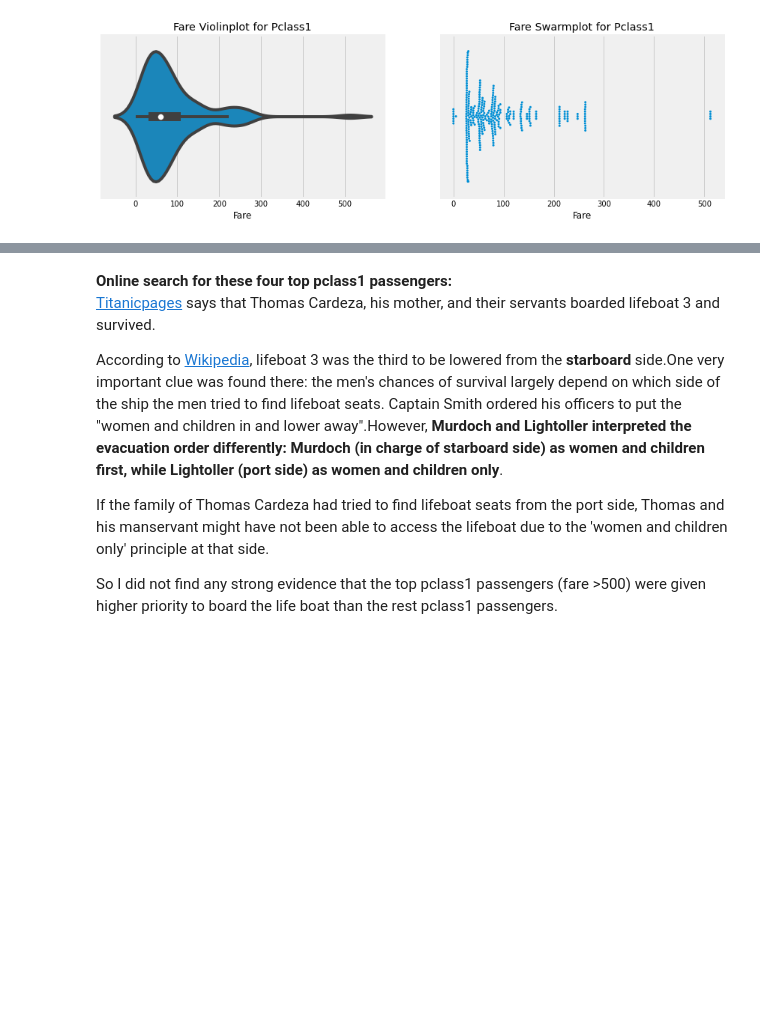
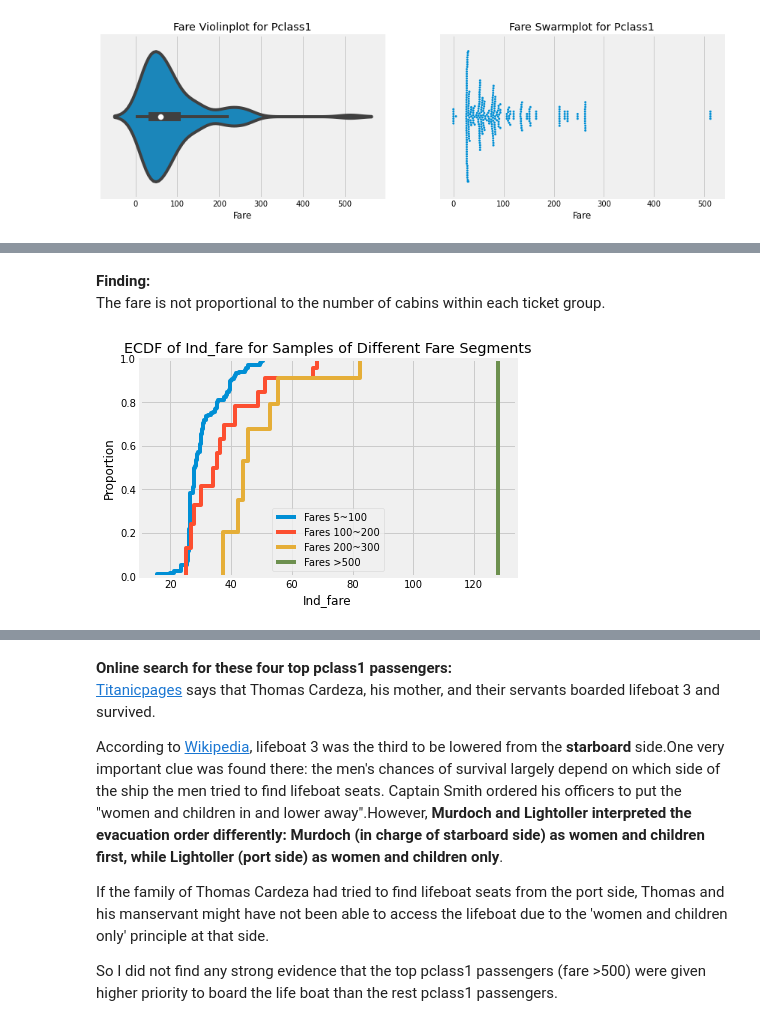
Before and after one commit to Brendalish/titanic, a Jupyter notebook: Make 'Fare' crystal clear (clarify fare sharing, zero fare and more).ipynb, the cells around one changed output, grey strips where cells are left out. Drawn from its saved outputs; the diff is of its cells as text; code cells hidden in the pictures; blank space fills up the shorter version.

```diff
--- a/Make 'Fare' crystal clear (clarify fare sharing, zero fare and more).ipynb
+++ b/Make 'Fare' crystal clear (clarify fare sharing, zero fare and more).ipynb
@@ -434,0 +390,4 @@ However, the samples of small size are susceptible to randomness. No reliable co
+# %%
+#show all the pclass1 samples with fares above 500
+seg1 = (full_df.Fare>500) & (full_df.Pclass==1)
+full_df[seg1].drop("Pclass", axis=1)
@@ -434,0 +402,5 @@ However, the samples of small size are susceptible to randomness. No reliable co
+# %%
+#pick 6 pclass1 samples randomly among the Pclass1 with fare between 200 and 300
+seg2 = (full_df.Pclass==1) & (full_df.Fare>200) & (full_df.Fare<300)
+seg2_samples = full_df[seg2].sample(6, random_state=0)
+seg2_samples
@@ -434,0 +441,7 @@ However, the samples of small size are susceptible to randomness. No reliable co
+# %%
+#pick 10 samples randomly among the Pclass1 with fare between 5 and 100
+#the pclass1 tickets with fares no more than 5 are special and not representative and hence they are excluded here
+#pick 100 as the upper limit for the fares above 100 are likely to be of the smaller parlor suites
+seg3_below100 = (full_df.Pclass==1) & (full_df.Fare>5) & (full_df.Fare<100)
+seg3__below100_samples = full_df[seg3_below100].sample(10, random_state=10)
+seg3__below100_samples
@@ -434,0 +482,6 @@ However, the samples of small size are susceptible to randomness. No reliable co
+# %%
+#pick 6 samples randomly among the Pclass1 with fare between 100 and 200
+#the pclass1 tickets with fares no more than 5 are special and not representative and hence they are excluded here
+seg3_above100 = (full_df.Pclass==1) & (full_df.Fare>100) & (full_df.Fare<200)
+seg3__above100_samples = full_df[seg3_above100].sample(10, random_state=1)
+seg3__above100_samples
@@ -434,0 +515,12 @@ However, the samples of small size are susceptible to randomness. No reliable co
+# %% [markdown]
+**Finding:**
+The fare is not proportional to the number of cabins within each ticket group.
+# %%
+plt.title("ECDF of Ind_fare for Samples of Different Fare Segments")
+sns.ecdfplot(data= full_df.loc[seg3_below100], x='Ind_fare', label='Fares 5~100')
+sns.ecdfplot(data= full_df[seg3_above100], x='Ind_fare', label='Fares 100~200')
+sns.ecdfplot(data= full_df[seg2], x='Ind_fare', label='Fares 200~300')
+sns.ecdfplot(data= full_df[seg1], x='Ind_fare', label='Fares >500')
+plt.legend();
+# %% [output]
+[figure, added]
```
Also changed, not shown: parts of 51 cells of this notebook.
